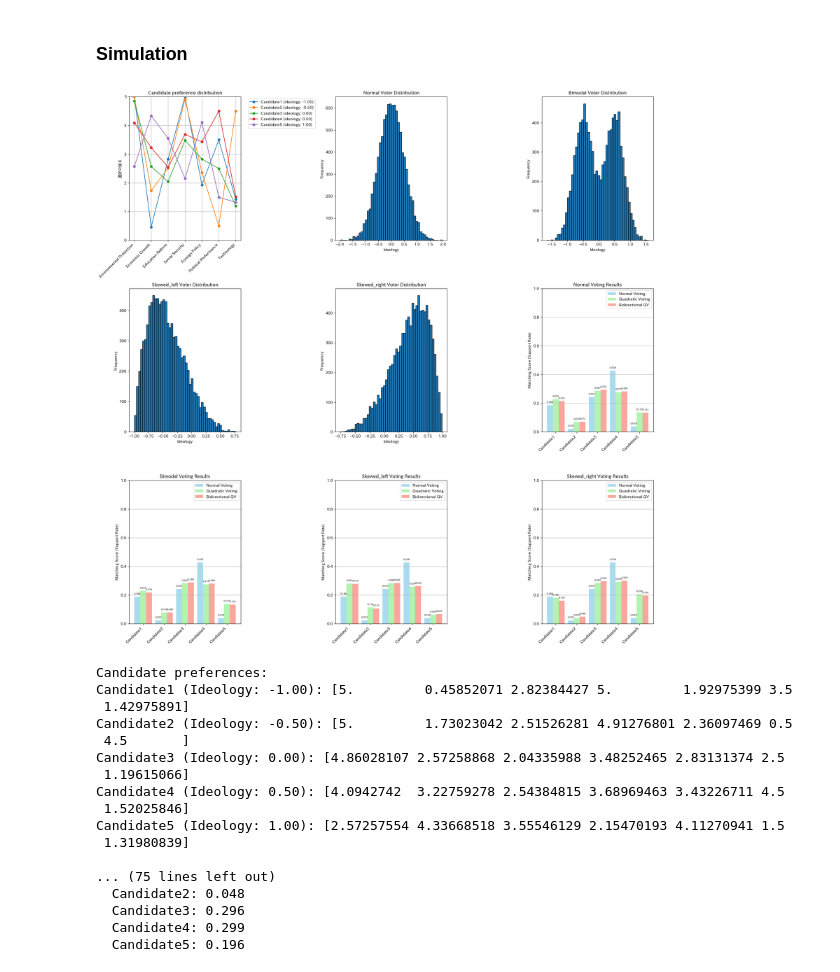
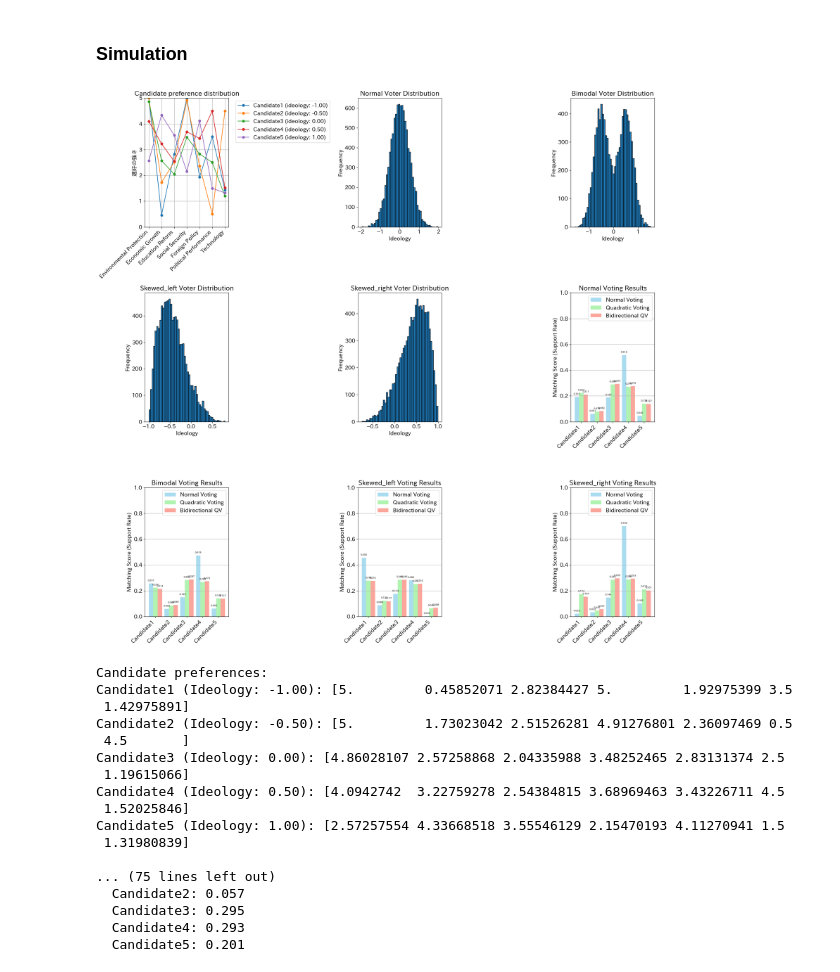
Before and after one commit to kentaro/bidirectional-quadratic-voting, a Jupyter notebook: experiments.ipynb, the cells around one changed output. Saved outputs shown, nothing was run; the diff lists cells and outputs as text; code cells hidden in the pictures.

```diff
--- a/experiments.ipynb
+++ b/experiments.ipynb
@@ -69,8 +69,8 @@ def generate_voter_preferences(num_voters, num_issues, ideology_distribution):
         # 最終的な選好を計算
         voter_preferences[i] = np.clip(base_preferences + personal_variation + social_influence, 0, 5)
 
-    # 60%の投票者が政治実績を重視するようにする
-    performance_voters = np.random.choice(num_voters, int(num_voters * 0.6), replace=False)
+    # 50%の投票者が政治実績を重視するようにする
+    performance_voters = np.random.choice(num_voters, int(num_voters * 0.5), replace=False)
     voter_preferences[performance_voters, 5] = np.random.uniform(4.0, 5.0, len(performance_voters))
 
     # 5%の投票者がテクノロジーを重視するようにする
@@ -115,8 +115,15 @@ def quadratic_voting(preferences, credits):
     scale_factor = np.sqrt(credits / np.sum(votes**2))
     return votes * scale_factor
 
-def calculate_normal_voting_matching_scores(distribution):
-    return np.array(distribution)  # 実際の投票結果を直接返す
+def calculate_normal_voting_matching_scores(voter_preferences, candidate_preferences):
+    matching_scores = np.zeros(len(candidate_preferences))
+    for voter in voter_preferences:
+        # コサイン類似度を使用して各候補者との類似度を計算
+        similarities = [cosine_similarity(voter, candidate) for candidate in candidate_preferences]
+        # 最も類似度の高い候補者にスコアを加算
+        matching_scores[np.argmax(similarities)] += 1
+    # スコアを正規化
+    return matching_scores / np.sum(matching_scores)
 
 def calculate_quadratic_voting_matching_scores(voter_preferences, candidate_preferences):
     matching_scores = np.zeros(len(candidate_preferences))
@@ -185,7 +192,7 @@ for v_dist in voter_distributions:
     # 戦略的投票行動をシミュレート
     voter_preferences = strategic_voting(voter_preferences, candidate_preferences)
 
-    normal_scores = calculate_normal_voting_matching_scores(distribution)
+    normal_scores = calculate_normal_voting_matching_scores(voter_preferences, candidate_preferences)
     quadratic_scores = calculate_quadratic_voting_matching_scores(voter_preferences, candidate_preferences)
     bidirectional_scores = calculate_bidirectional_quadratic_voting_matching_scores(voter_preferences, candidate_preferences)
     results[v_dist] = (voter_ideologies, normal_scores, quadratic_scores, bidirectional_scores)
@@ -241,34 +248,34 @@ for i, (v_dist, (voter_ideologies, normal_scores, quadratic_scores, bidirectiona
                         xy=(rect.get_x() + rect.get_width() / 2, height),
                     xytext=(0, 5),  # 5 points vertical offset
                     textcoords="offset points",
                     ha='center', va='bottom',
                     fontsize=6)
 
     autolabel(rects1, normal_scores)
     autolabel(rects2, quadratic_scores)
     autolabel(rects3, bidirectional_scores)
 
 plt.tight_layout()
 plt.show()
 
 # Output of results
 print("Candidate preferences:")
 for i, prefs in enumerate(candidate_preferences):
     print(f"{candidates[i]} (Ideology: {ideology_range[i]:.2f}): {prefs}")
 
 for v_dist, (_, normal_scores, quadratic_scores, bidirectional_scores) in results.items():
     print(f"\n{v_dist.capitalize()} Voter Distribution:")
     print("Matching scores by normal voting:")
     for i, score in enumerate(normal_scores):
         print(f"  {candidates[i]}: {score:.3f}")
     print("Matching scores by Quadratic Voting:")
     for i, score in enumerate(quadratic_scores):
         print(f"  {candidates[i]}: {score:.3f}")
     print("Matching scores by Bidirectional Quadratic Voting:")
     for i, score in enumerate(bidirectional_scores):
         print(f"  {candidates[i]}: {score:.3f}")
 # %% [output]
-[figure, old version]
+[figure, new version]
 Candidate preferences:
 Candidate1 (Ideology: -1.00): [5.         0.45852071 2.82384427 5.         1.92975399 3.5
  1.42975891]
@@ -282,7 +289,7 @@ Candidate5 (Ideology: 1.00): [2.57257554 4.33668518 3.55546129 2.15470193 4.1127
  1.31980839]
 
 ... (75 lines left out)
-  Candidate2: 0.048
-  Candidate3: 0.296
-  Candidate4: 0.299
-  Candidate5: 0.196
+  Candidate2: 0.057
+  Candidate3: 0.295
+  Candidate4: 0.293
+  Candidate5: 0.201
```
